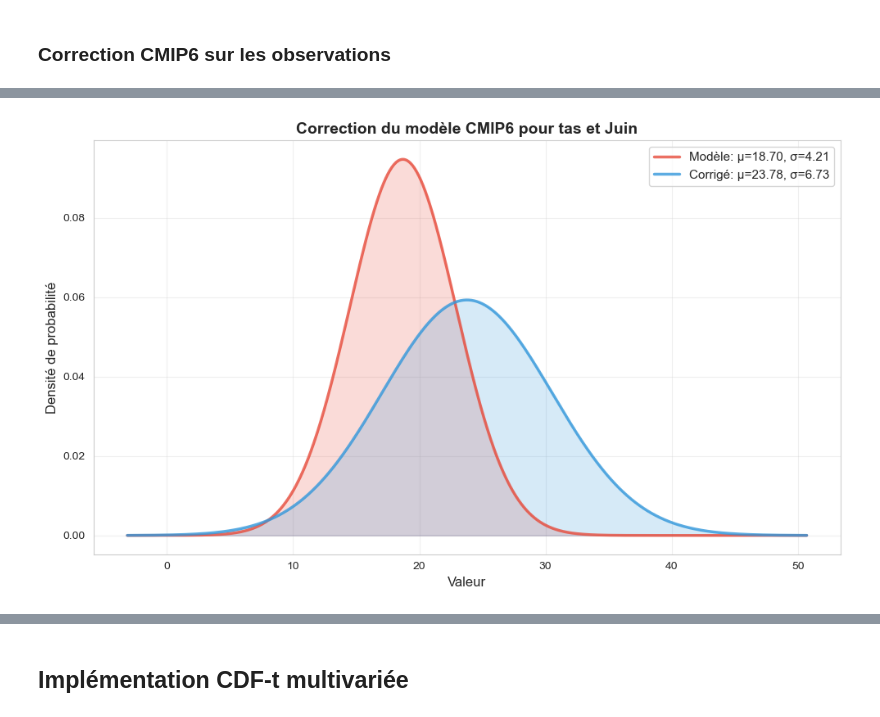
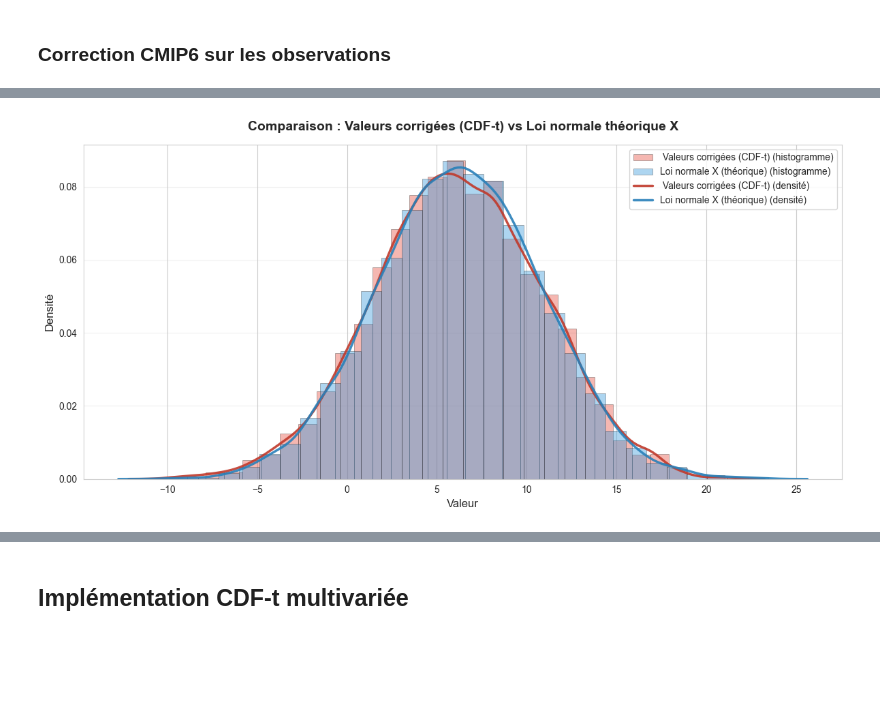
Before and after one commit to tristanczz/statapp_edf_25, a Jupyter notebook: CDF-t.ipynb, the cells around one changed output, grey strips where cells are left out. Saved outputs shown, nothing was run; the diff lists cells and outputs as text; code cells hidden in the pictures; blank space fills up the shorter version.

Commit message:
Corrections T

```diff
--- a/CDF-t.ipynb
+++ b/CDF-t.ipynb
@@ -101,17 +96,80 @@ On corrige cette fois dans le cas gaussien. On suppose que les distributions du
 # %%
-mois_a_afficher = [6, 12]
+#Sélection mois et variable
+CMIP6_hist = csv_to_pd_univ("data/CMIP6_historical.csv", 12, "tas", years = (1982,2014))
+CMIP6_futur = csv_to_pd_univ("data/CMIP6_ssp585.csv", 12, "tas", years= (2015,2100))
+obs_hist = csv_to_pd_univ("data/obs.csv", 12, "tas" , years = (1982,2014))
 
-for i in range (1,13): #on itère sur tous les mois
 
-    #Sélection mois et variable
-    CMIP6_hist = csv_to_pd_univ("data/CMIP6_historical.csv", i, "tas", years = (1982,2014))
-    CMIP6_futur = csv_to_pd_univ("data/CMIP6_ssp585.csv", i, "tas", years= (2015,2100))
-    obs_hist = csv_to_pd_univ("data/obs.csv", i, "tas" , years = (1982,2014))
+# ============================================================================
+# ÉTAPE 1 : Estimer les paramètres des lois gaussiennes
+# ============================================================================
 
-    #Correction des valeurs futures du modèle par CDF-t
-    resultat = cdf_t_univ_norm(CMIP6_hist,obs_hist,CMIP6_futur)
+# Extraire les données (supposant une seule colonne par DataFrame)
+data_CMIP6_hist = CMIP6_hist.iloc[:, 0]
+data_CMIP6_futur = CMIP6_futur.iloc[:, 0]
+data_obs_hist = obs_hist.iloc[:, 0]
 
-    #Représentation graphique
-    if i in mois_a_afficher:
-        plot_distributions_univ_norm(resultat[0],resultat[1],"CMIP6", i, "tas")
+# Estimer les paramètres avec Maximum de Vraisemblance (MLE)
+mu_CMIP6_hist, sigma_CMIP6_hist = stats.norm.fit(data_CMIP6_hist)
+mu_CMIP6_futur, sigma_CMIP6_futur = stats.norm.fit(data_CMIP6_futur)
+mu_obs_hist, sigma_obs_hist = stats.norm.fit(data_obs_hist)
+
+print(f"Paramètres estimés (MLE) :")
+print(f"CMIP6_hist : μ={mu_CMIP6_hist:.2f}, σ={sigma_CMIP6_hist:.2f}")
+print(f"CMIP6_futur : μ={mu_CMIP6_futur:.2f}, σ={sigma_CMIP6_futur:.2f}")
+print(f"obs_hist : μ={mu_obs_hist:.2f}, σ={sigma_obs_hist:.2f}")
+
+# ============================================================================
+# ÉTAPE 2 : Simuler 10000 valeurs pour chaque variable aléatoire
+# ============================================================================
+
+n_simulations = 10000
+
+# Simuler depuis les lois gaussiennes estimées
+sim_CMIP6_hist = np.random.normal(mu_CMIP6_hist, sigma_CMIP6_hist, n_simulations)
+sim_CMIP6_futur = np.random.normal(mu_CMIP6_futur, sigma_CMIP6_futur, n_simulations)
+sim_obs_hist = np.random.normal(mu_obs_hist, sigma_obs_hist, n_simulations)
+
+# Créer les DataFrames
+CMIP6_hist_norm = pd.DataFrame({'CMIP6_hist_sim': sim_CMIP6_hist})
+CMIP6_futur_norm = pd.DataFrame({'CMIP6_futur_sim': sim_CMIP6_futur})
+obs_hist_norm = pd.DataFrame({'obs_hist_sim': sim_obs_hist})
+
+# ============================================================================
+# ÉTAPE 3 : Appliquer la fonction cdf_t_univ
+# ============================================================================
+
+df_futur_sim, df_corrige = cdf_t_univ(CMIP6_hist_norm, obs_hist_norm, CMIP6_futur_norm)
+
+# ============================================================================
+# ÉTAPE 4 : Simuler la loi normale X avec les paramètres calculés
+# ============================================================================
+
+# Calculer les paramètres de X directement avec les paramètres estimés
+mu_X = mu_CMIP6_futur + (mu_obs_hist - mu_CMIP6_hist) * (sigma_CMIP6_futur / sigma_CMIP6_hist)
+sigma_X = sigma_obs_hist * (sigma_CMIP6_futur / sigma_CMIP6_hist)
+
+print(f"\nParamètres de la loi X :")
+print(f"μ_X = {mu_X:.2f}")
+print(f"σ_X = {sigma_X:.2f}")
+
+# Simuler X
+sim_X = np.random.normal(mu_X, sigma_X, n_simulations)
+df_X = pd.DataFrame({'X_theorique': sim_X})
+
+# ============================================================================
+# ÉTAPE 5 : Comparer les distributions avec plot_distributions
+# ============================================================================
+
+# Créer le tuple des DataFrames
+dfs_tuple = (df_corrige, df_X)
+
+# Créer le titre
+titre = "Comparaison : Valeurs corrigées (CDF-t) vs Loi normale théorique X"
+
+# Créer les labels
+labels_tuple = ("Valeurs corrigées (CDF-t)", "Loi normale X (théorique)")
+
+# Tracer les distributions
+plot_distributions(dfs_tuple, titre, labels_tuple)
 # %% [output]
@@ -118 +184 @@ for i in range (1,13): #on itère sur tous les mois
-[figure, old version]
+[figure, new version]
```
Also changed, not shown: parts of 14 cells of this notebook, 1 other file.
